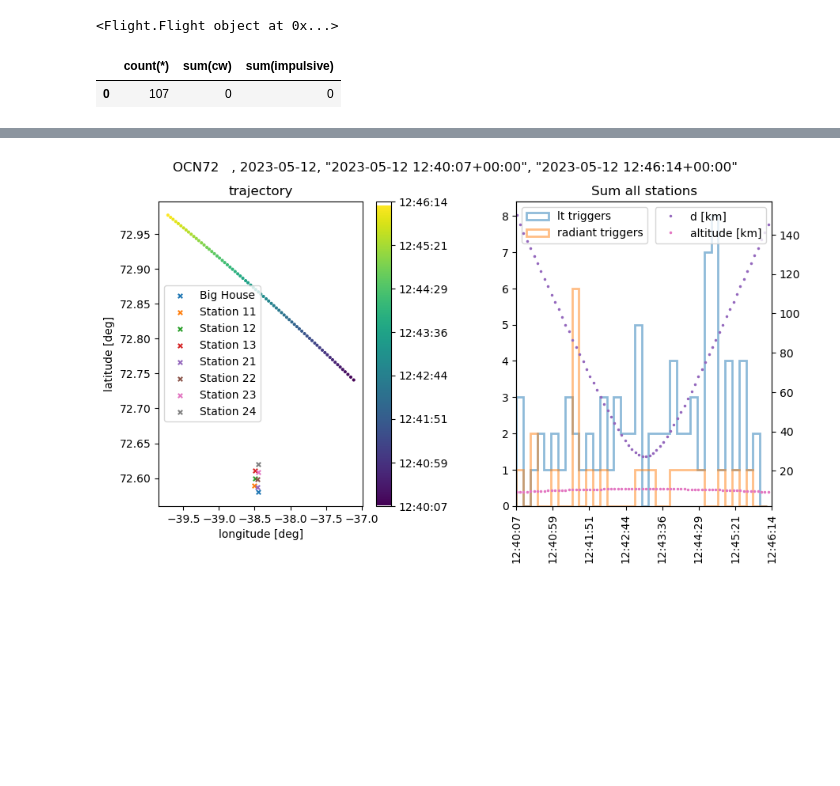
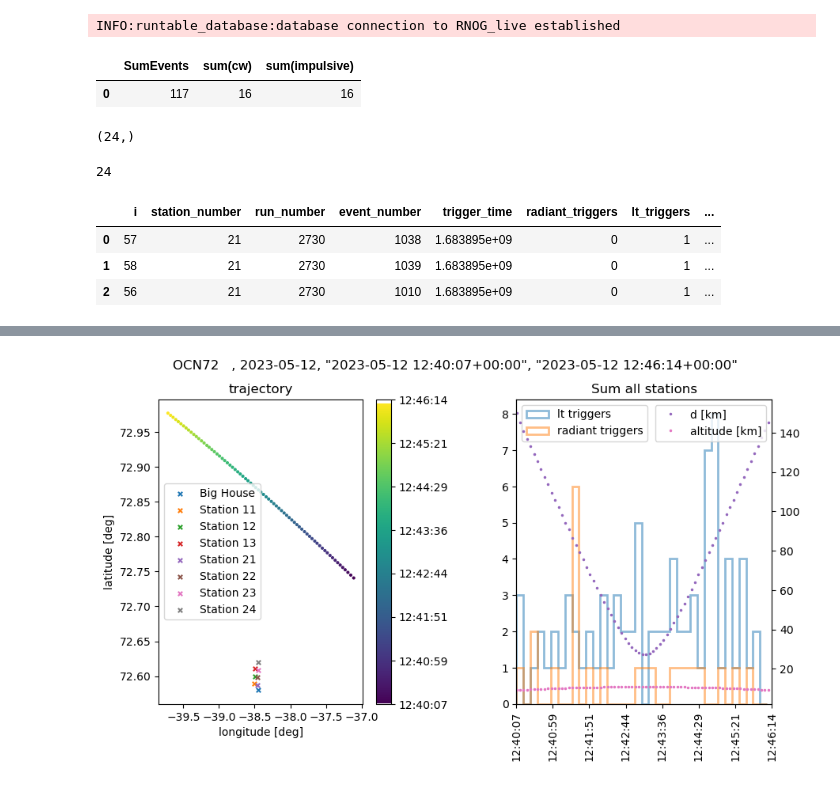
Before and after one commit to OliverSchlemper/Flights, a Jupyter notebook: test.ipynb, the cells around one changed output, grey strips where cells are left out. Drawn from its saved outputs; the diff is of its cells as text; code cells hidden in the pictures; blank space fills up the shorter version.

```diff
--- a/test.ipynb
+++ b/test.ipynb
@@ -15,9 +44,26 @@ from IPython.display import clear_output
 # %%
-f = tracker.get_flight_by_index(0)
-t = f.header_df
-print(fuckingf)
-sqldf('select count(*), sum(cw), sum(impulsive) from t ')
+f = tracker.get_flight_by_index(6)
+flight = f.header_df.reset_index(drop=True)
+sqldf('Select count(*) as SumEvents, sum(cw), sum(impulsive) FROM flight')
 # %% [output]
-<Flight.Flight object at 0x...>
+INFO:runtable_database:database connection to RNOG_live established
-|  | count(*) | sum(cw) | sum(impulsive) |
-| 0 | 107 | 0 | 0 |
+|  | SumEvents | sum(cw) | sum(impulsive) |
+| 0 | 117 | 16 | 16 |
+# %%
+a = np.zeros(24)
+print(a.shape)
+b = np.ones((5, 24))
+b[0] = a
+c = np.mean(b, axis=0)
+c.size
+# %% [output]
+(24,)
+24
+# %%
+#f.header_df.head(50)
+sqldf('Select * From flight Where cw = 1 and impulsive = 1 order by SNR_max desc')
+# %% [output]
+|  | i | station_number | run_number | event_number | trigger_time | radiant_triggers | lt_triggers | ... |
+| 0 | 57 | 21 | 2730 | 1038 | 1.683895e+09 | 0 | 1 | ... |
+| 1 | 58 | 21 | 2730 | 1039 | 1.683895e+09 | 0 | 1 | ... |
+| 2 | 56 | 21 | 2730 | 1010 | 1.683895e+09 | 0 | 1 | ... |
```
Also changed, not shown: parts of 17 cells of this notebook, 1 other file.
